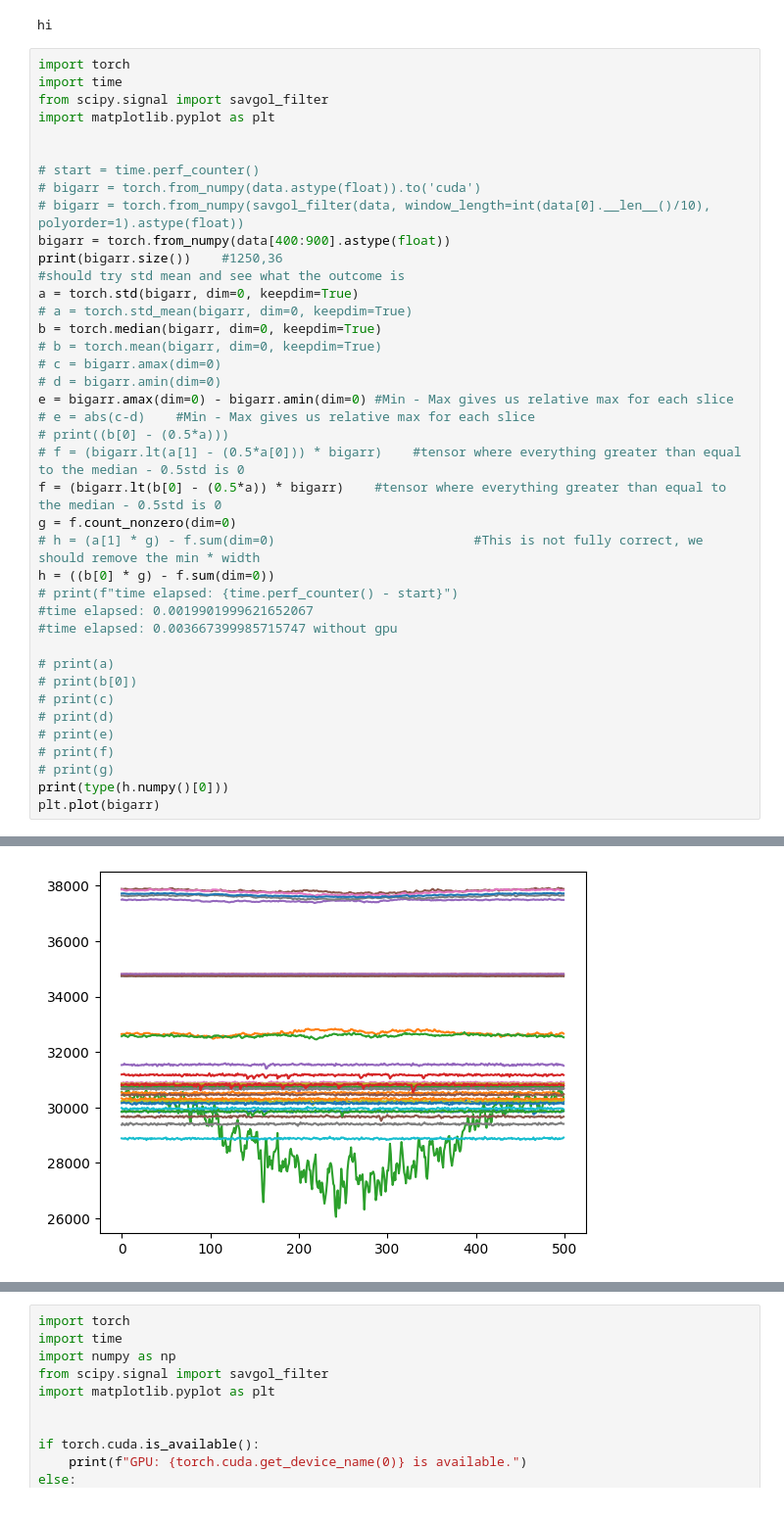
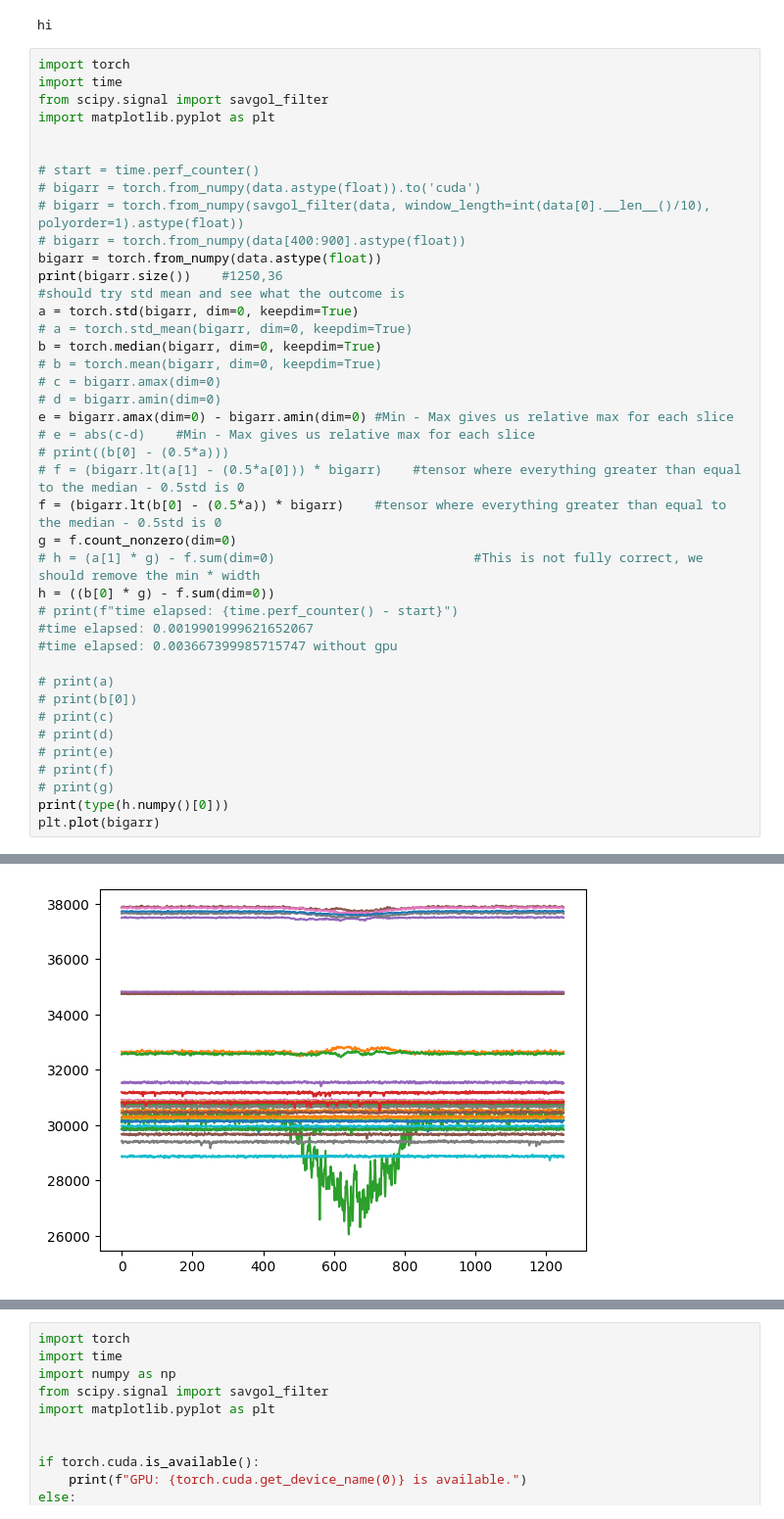
Before and after one commit to michael-miftek/testing, a Jupyter notebook: processingtesting.ipynb, the cells around one changed output, grey strips where cells are left out. Shown at 98% size. Saved outputs shown, nothing was run; the diff lists cells and outputs as text.

Commit message:
graphing items update in processtesting

```diff
--- a/processingtesting.ipynb
+++ b/processingtesting.ipynb
@@ -932,7 +932,8 @@ import matplotlib.pyplot as plt
 # start = time.perf_counter()
 # bigarr = torch.from_numpy(data.astype(float)).to('cuda')
 # bigarr = torch.from_numpy(savgol_filter(data, window_length=int(data[0].__len__()/10), polyorder=1).astype(float))
-bigarr = torch.from_numpy(data[400:900].astype(float))
+# bigarr = torch.from_numpy(data[400:900].astype(float))
+bigarr = torch.from_numpy(data.astype(float))
 print(bigarr.size())    #1250,36
 #should try std mean and see what the outcome is
 a = torch.std(bigarr, dim=0, keepdim=True)
@@ -967,19 +968,19 @@ torch.Size([500, 36])
 <class 'numpy.ndarray'>
 [<matplotlib.lines.Line2D at 0x...>,
  <matplotlib.lines.Line2D at 0x...>,
  <matplotlib.lines.Line2D at 0x...>,
  <matplotlib.lines.Line2D at 0x...>,
  <matplotlib.lines.Line2D at 0x...>,
  <matplotlib.lines.Line2D at 0x...>,
  <matplotlib.lines.Line2D at 0x...>,
  <matplotlib.lines.Line2D at 0x...>,
  <matplotlib.lines.Line2D at 0x...>,
  <matplotlib.lines.Line2D at 0x...>,
  <matplotlib.lines.Line2D at 0x...>,
  <matplotlib.lines.Line2D at 0x...>,
 ... (20 lines left out)
  <matplotlib.lines.Line2D at 0x...>,
  <matplotlib.lines.Line2D at 0x...>,
  <matplotlib.lines.Line2D at 0x...>,
  <matplotlib.lines.Line2D at 0x...>]
-[figure, old version]
+[figure, new version]
```
Also changed, not shown: parts of 9 cells of this notebook.
